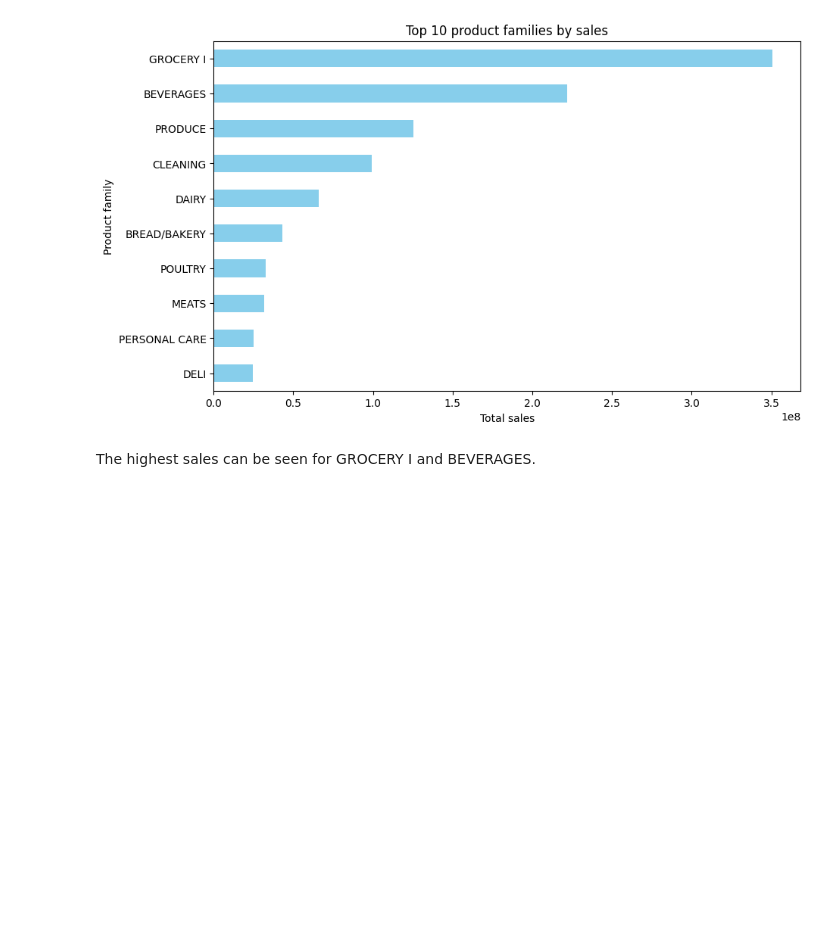
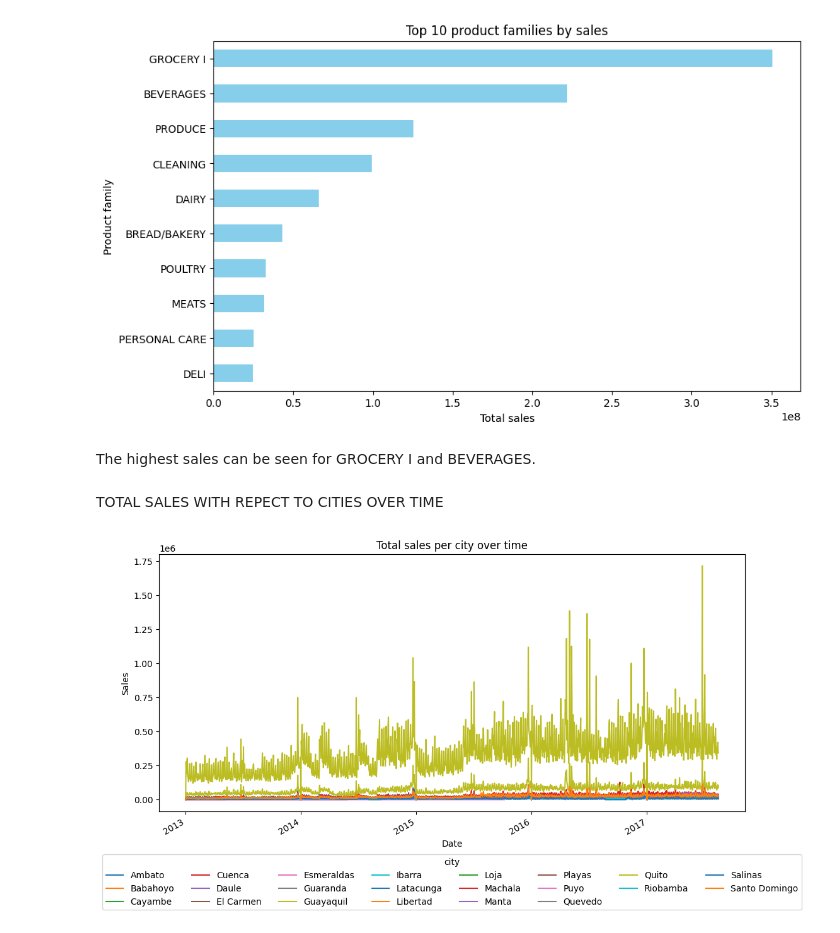
Before and after one commit to geethavenk/Sales_forecasting, a Jupyter notebook: notebooks/EDA_V1.ipynb, the cells around one changed output. Saved outputs shown, nothing was run; the diff lists cells and outputs as text; code cells hidden in the pictures; blank space fills up the shorter version.

```diff
--- a/notebooks/EDA_V1.ipynb
+++ b/notebooks/EDA_V1.ipynb
@@ -336,3 +336,18 @@ plt.show()
 [figure]
 # %% [markdown]
 The highest sales can be seen for GROCERY I  and BEVERAGES.
+# %% [markdown]
+TOTAL SALES WITH REPECT TO CITIES OVER TIME
+# %%
+sales_per_city = train.groupby(['date', 'city'])['sales'].sum().unstack()
+
+# plot
+plt.figure(figsize=(12,6))
+sales_per_city.plot(ax=plt.gca())
+plt.title('Total sales per city over time')
+plt.xlabel('Date')
+plt.ylabel('Sales')
+plt.legend(title='city', loc='upper center', bbox_to_anchor=(0.5, -0.15), ncol=8)
+plt.show()
+# %% [output]
+[figure, added]
```
Also changed, not shown: parts of 6 cells of this notebook.
